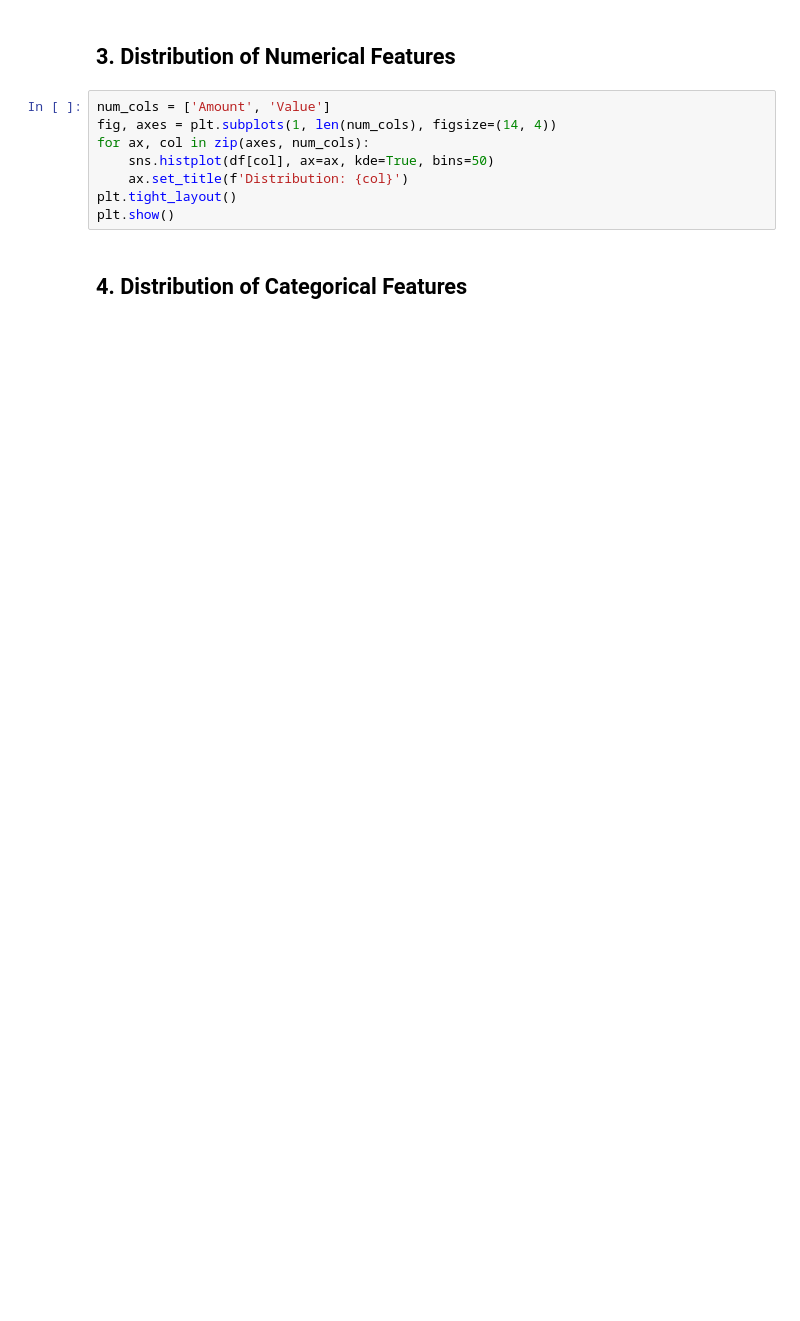
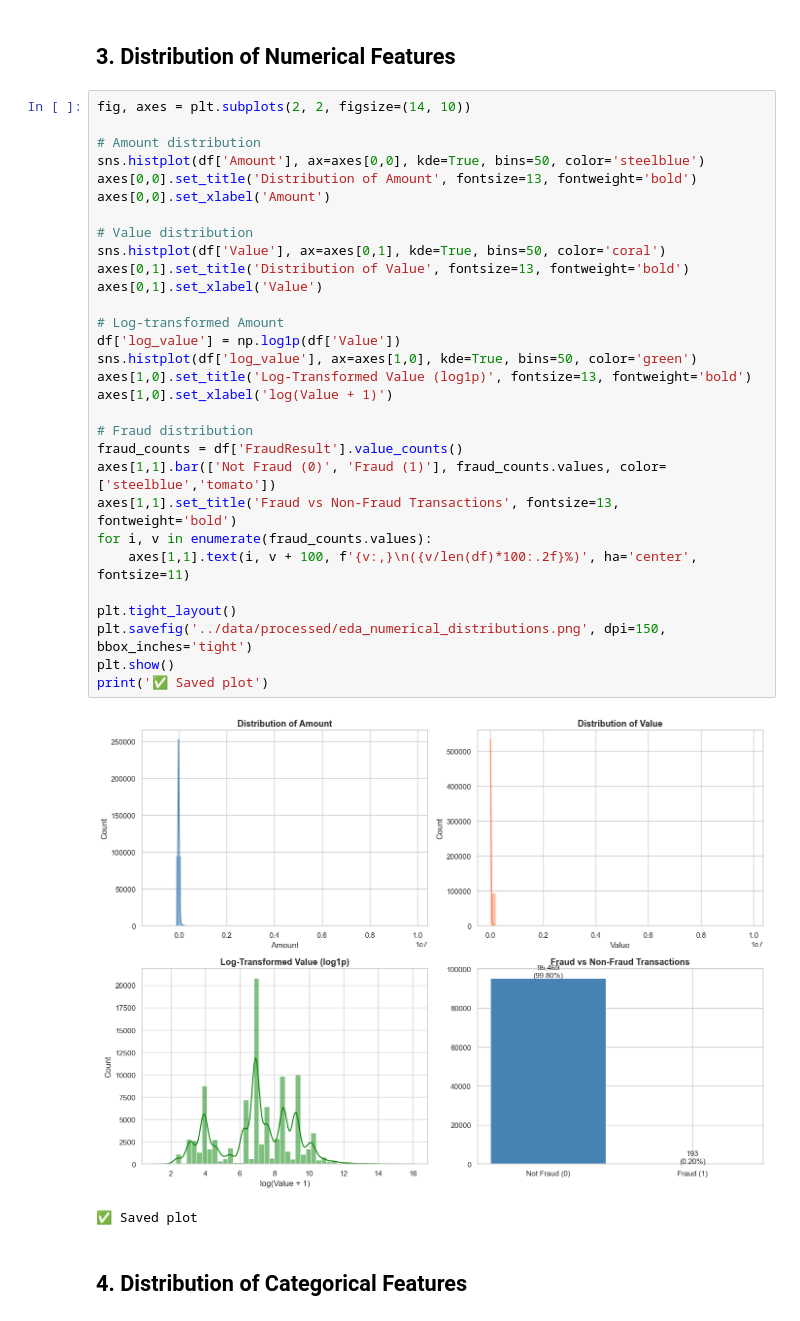
Before and after one commit to kenenit/credit-risk-model, a Jupyter notebook: credit-risk-model/notebooks/eda.ipynb, the cells around one changed output. Saved outputs shown, nothing was run; the diff lists cells and outputs as text; blank space fills up the shorter version.

```diff
--- a/credit-risk-model/notebooks/eda.ipynb
+++ b/credit-risk-model/notebooks/eda.ipynb
@@ -37,12 +97,37 @@ df.describe()
 # %% [markdown]
 ## 3. Distribution of Numerical Features
-# %%
-num_cols = ['Amount', 'Value']
-fig, axes = plt.subplots(1, len(num_cols), figsize=(14, 4))
-for ax, col in zip(axes, num_cols):
-    sns.histplot(df[col], ax=ax, kde=True, bins=50)
-    ax.set_title(f'Distribution: {col}')
-plt.tight_layout()
-plt.show()
+# %%
+fig, axes = plt.subplots(2, 2, figsize=(14, 10))
+
+# Amount distribution
+sns.histplot(df['Amount'], ax=axes[0,0], kde=True, bins=50, color='steelblue')
+axes[0,0].set_title('Distribution of Amount', fontsize=13, fontweight='bold')
+axes[0,0].set_xlabel('Amount')
+
+# Value distribution
+sns.histplot(df['Value'], ax=axes[0,1], kde=True, bins=50, color='coral')
+axes[0,1].set_title('Distribution of Value', fontsize=13, fontweight='bold')
+axes[0,1].set_xlabel('Value')
+
+# Log-transformed Amount
+df['log_value'] = np.log1p(df['Value'])
+sns.histplot(df['log_value'], ax=axes[1,0], kde=True, bins=50, color='green')
+axes[1,0].set_title('Log-Transformed Value (log1p)', fontsize=13, fontweight='bold')
+axes[1,0].set_xlabel('log(Value + 1)')
+
+# Fraud distribution
+fraud_counts = df['FraudResult'].value_counts()
+axes[1,1].bar(['Not Fraud (0)', 'Fraud (1)'], fraud_counts.values, color=['steelblue','tomato'])
+axes[1,1].set_title('Fraud vs Non-Fraud Transactions', fontsize=13, fontweight='bold')
+for i, v in enumerate(fraud_counts.values):
+    axes[1,1].text(i, v + 100, f'{v:,}\n({v/len(df)*100:.2f}%)', ha='center', fontsize=11)
+
+plt.tight_layout()
+plt.savefig('../data/processed/eda_numerical_distributions.png', dpi=150, bbox_inches='tight')
+plt.show()
+print('✅ Saved plot')
+# %% [output]
+[figure, added]
+✅ Saved plot
 # %% [markdown]
 ## 4. Distribution of Categorical Features
```
Also changed, not shown: parts of 24 cells of this notebook.
